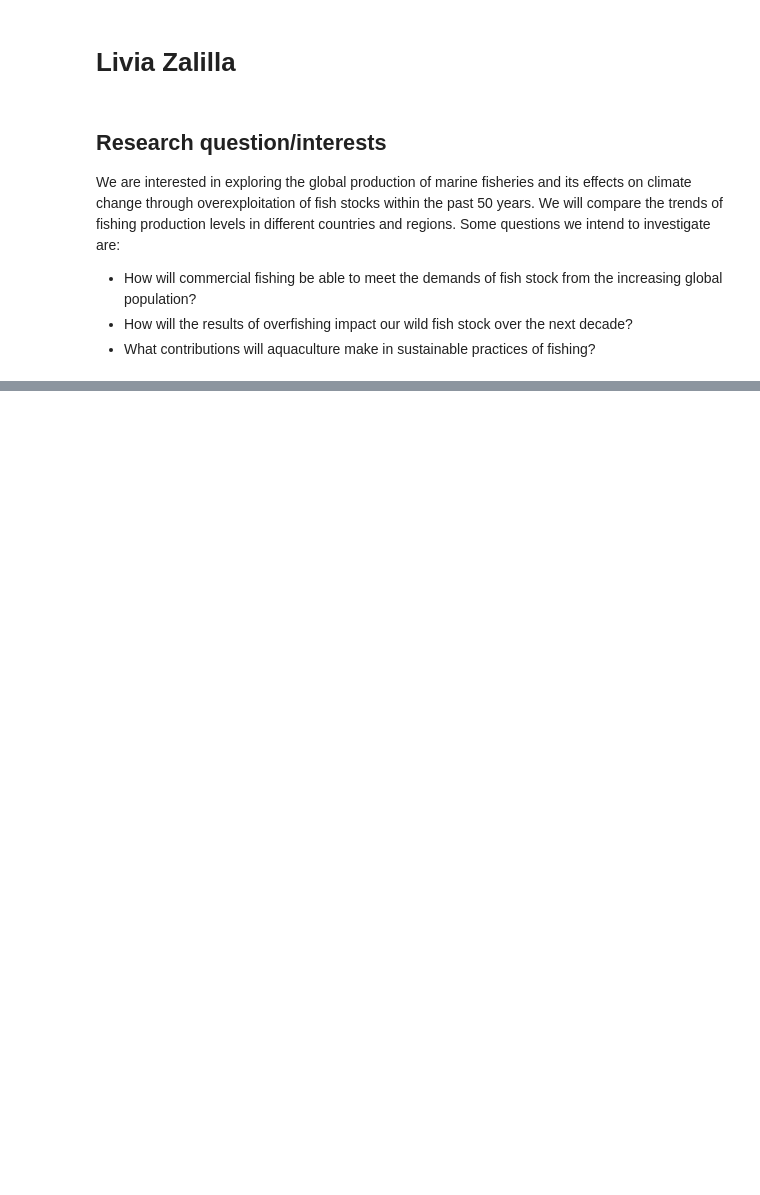
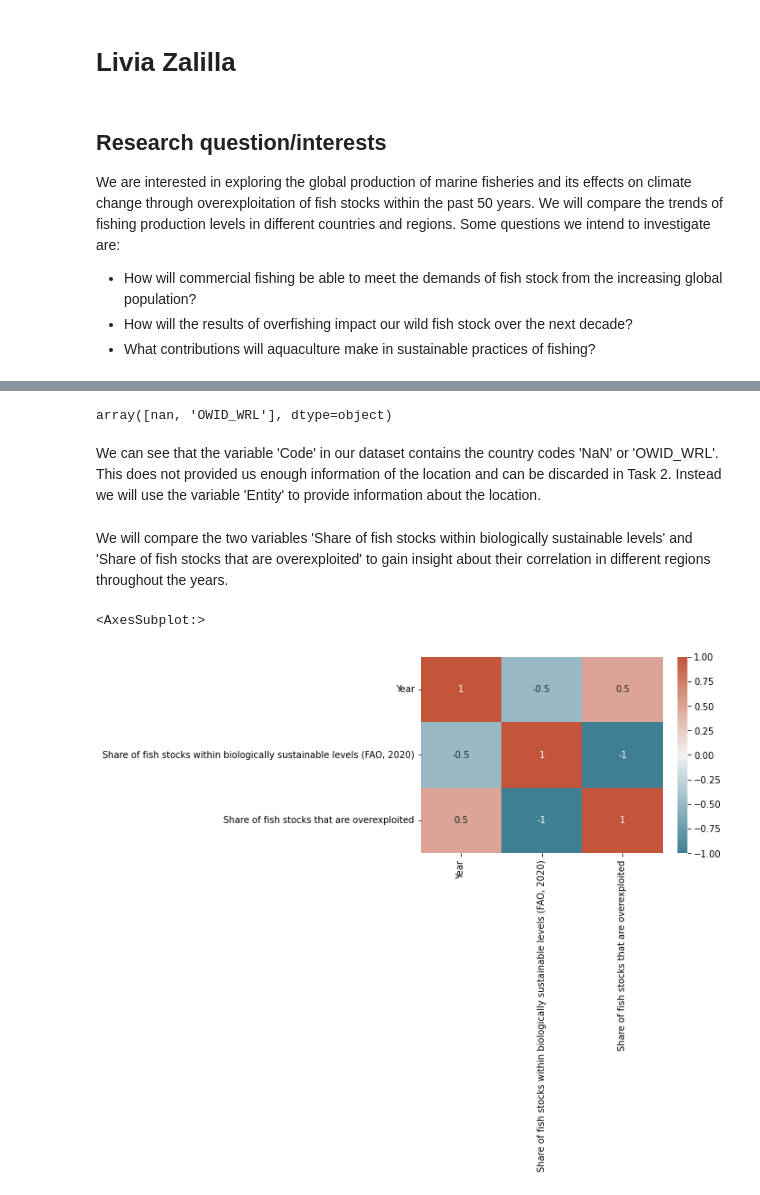
Before and after one commit to ubco-W2022T1-cosc301/project-group34, a Jupyter notebook: notebooks/livia.ipynb, the cells around one changed output, grey strips where cells are left out. Drawn from its saved outputs; the diff is of its cells as text; code cells hidden in the pictures; blank space fills up the shorter version.

```diff
--- a/notebooks/livia.ipynb
+++ b/notebooks/livia.ipynb
@@ -24,0 +36,2 @@ captured.head()
+# %%
+df1 = sustainableFishStocks
@@ -24,0 +79,14 @@ captured.head()
+# %%
+df1.Code.unique() # returns the number of unique values for each variable.
+# %% [output]
+array([nan, 'OWID_WRL'], dtype=object)
+# %% [markdown]
+We can see that the variable 'Code' in our dataset contains the country codes 'NaN' or 'OWID_WRL'. This does not provided us enough information of the location and can be discarded in Task 2. Instead we will use the variable 'Entity' to provide information about the location.
+# %% [markdown]
+We will compare the two variables 'Share of fish stocks within biologically sustainable levels' and 'Share of fish stocks that are overexploited' to gain insight about their correlation in different regions throughout the years.
+# %%
+corr = df1.corr()
+sns.heatmap(corr, xticklabels=corr.columns, yticklabels=corr.columns, annot=True, cmap=sns.diverging_palette(220, 20, as_cmap=True))
+# %% [output]
+<AxesSubplot:>
+[figure, added]
```
Also changed, not shown: parts of 26 cells of this notebook, 1 other file.
